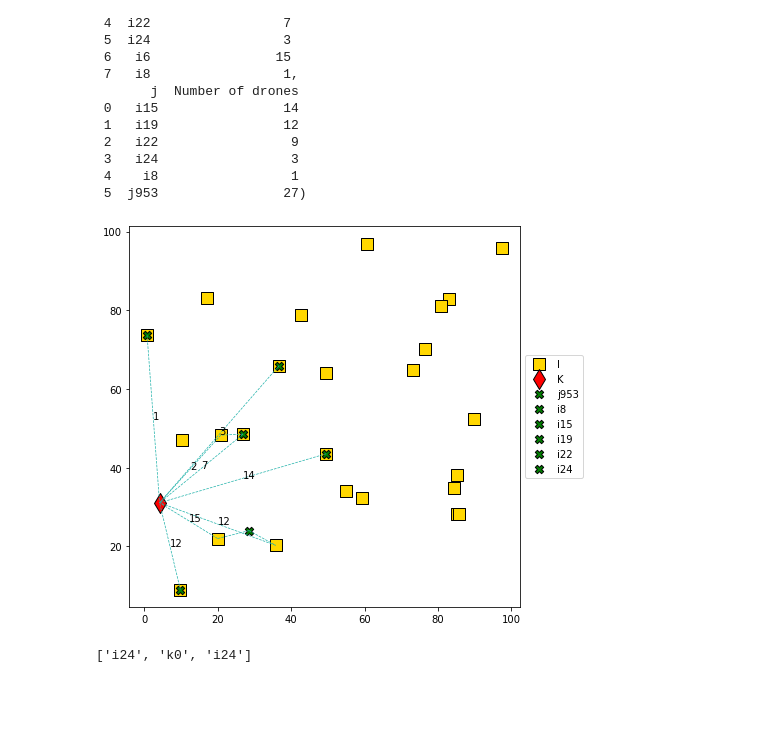
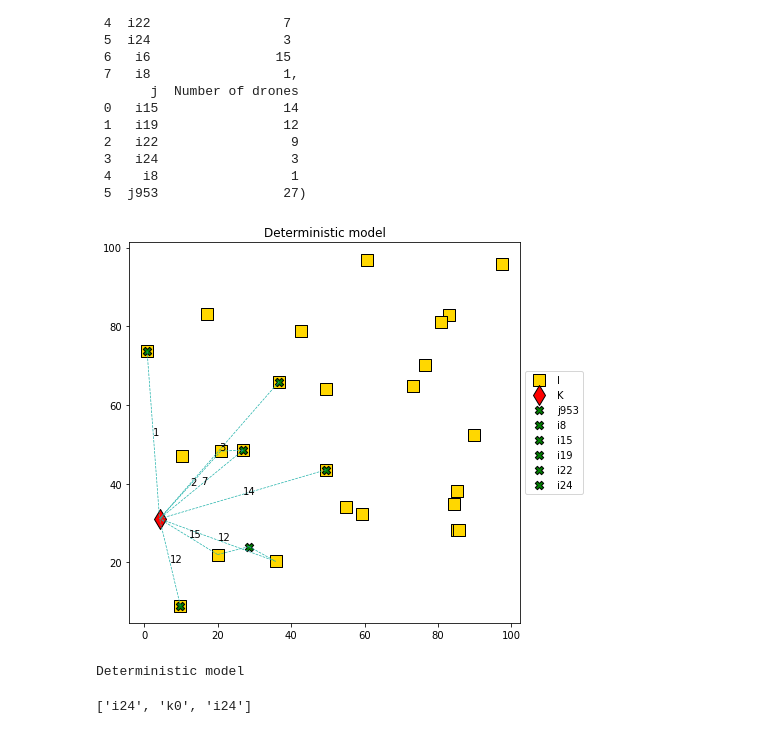
Before and after one commit to petrenaa/Master_Thesis_Drone_Specimen_Delivery, a Jupyter notebook: Specimen Delivery Project.ipynb, the cells around one changed output. Saved outputs shown, nothing was run; the diff lists cells and outputs as text; code cells hidden in the pictures; blank space fills up the shorter version.

Commit message:
Add graph title to function

```diff
--- a/Specimen Delivery Project.ipynb
+++ b/Specimen Delivery Project.ipynb
@@ -365,34 +365,39 @@ def SolutionGraph(I, K, J, model):
 
         fig.scatter(I['Latitude'], I['Longtitude'], color = 'gold', edgecolors = 'black',
                                 marker = 's', s = 150, label = 'I')
         fig.scatter(K['Latitude'], K['Longtitude'], color = 'red', edgecolors = 'black',
                                 marker = 'd', s = 200, label = 'K')
 
+        fig.set_title(model_det.ModelName)
         model.setParam(GRB.Param.SolutionNumber, 0)
         for v in model.getVars():
                 if v.xn > 0:
                         if v.varName.startswith('x_ikj'):
                                 indices_x = v.varName[6:-1].split(',') #drop variable name and brackets and convert to a list of indices
                                 fig.plot((J.loc[indices_x[2], 'Latitude'], I.loc[indices_x[0], 'Latitude']),
                                         (J.loc[indices_x[2], 'Longtitude'], I.loc[indices_x[0], 'Longtitude']),
                                         color = 'lightseagreen', linestyle = "--", linewidth = 0.7)
                                 fig.plot((I.loc[indices_x[0], 'Latitude'], K.loc[indices_x[1], 'Latitude']),
                                         (I.loc[indices_x[0], 'Longtitude'], K.loc[indices_x[1], 'Longtitude']),
                                         color = 'lightseagreen', linestyle = "--", linewidth = 0.7)
                                 fig.annotate(str(int(v.xn)), xy = ((K.loc[indices_x[1], 'Latitude'] + I.loc[indices_x[0], 'Latitude'])/2,
                                                                 (K.loc[indices_x[1], 'Longtitude'] + I.loc[indices_x[0], 'Longtitude'])/2))
                                 #fig.annotate(str(int(v.xn)), xy = ((J.loc[indices_x[2], 'Latitude'] + I.loc[indices_x[0], 'Latitude'])/2,
                                                                 #(J.loc[indices_x[2], 'Longtitude'] + I.loc[indices_x[0], 'Longtitude'])/2))
                         else:
                                 index_y = v.varName[4:-1]
                                 fig.scatter(J.loc[index_y, 'Latitude'], J.loc[index_y, 'Longtitude'], color = 'green',
                                         edgecolors = 'black', s = 70, marker = 'X', label = index_y)
                 fig.legend(loc = 'center left', bbox_to_anchor = (1, 0.5))
 
 
 SolutionGraph(I, K, J, model_det)
 # %% [output]
-[figure, old version]
+[figure, new version]
+# %%
+print(model_det.ModelName)
+# %% [output]
+Deterministic model
 # %%
 for v in model_det.getVars():
         if v.xn > 0:
```
Also changed, not shown: parts of 3 cells of this notebook.
